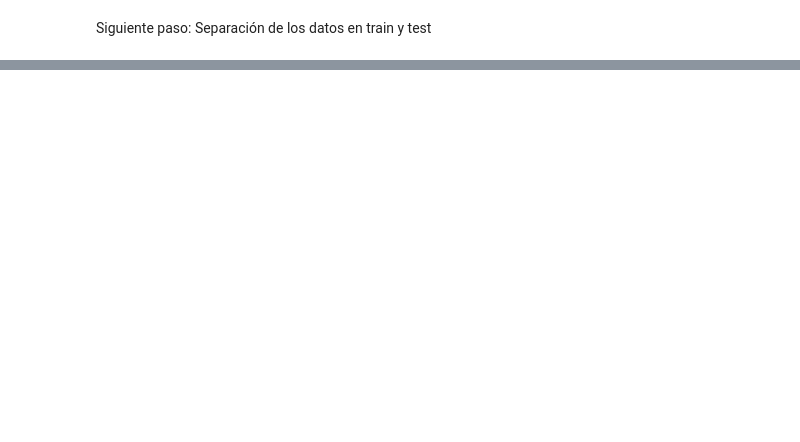
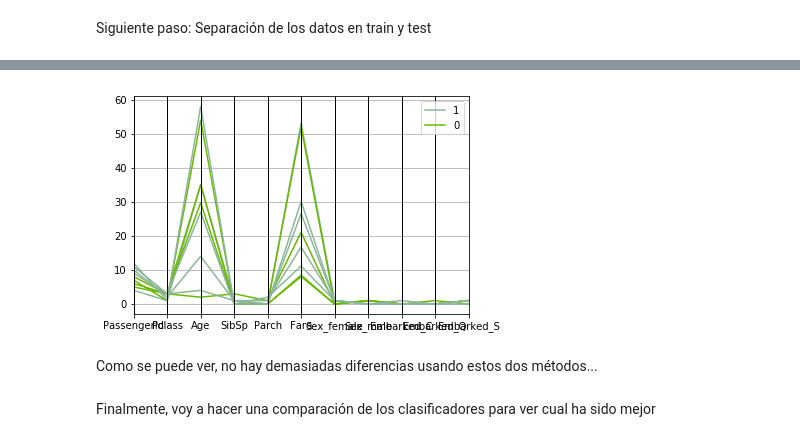
Before and after one commit to JParzival/titanic-dataset-analysis, a Jupyter notebook: jdag_titanic.ipynb, the cells around one changed output, grey strips where cells are left out. Drawn from its saved outputs; the diff is of its cells as text; code cells hidden in the pictures; blank space fills up the shorter version.

```diff
--- a/jdag_titanic.ipynb
+++ b/jdag_titanic.ipynb
@@ -112,0 +401,12 @@ x_train, x_test, y_train, y_test= train_test_split(x, y, test_size = 0.33, rando
+# %%
+from pandas.plotting import parallel_coordinates
+
+parallel_coordinates(dataset[3:12], 'Survived')
+
+plt.show()
+# %% [output]
+[figure, added]
+# %% [markdown]
+Como se puede ver, no hay demasiadas diferencias usando estos dos métodos...
+# %% [markdown]
+Finalmente, voy a hacer una comparación de los clasificadores para ver cual ha sido mejor
```
Also changed, not shown: parts of 73 cells of this notebook, 1 other file.
